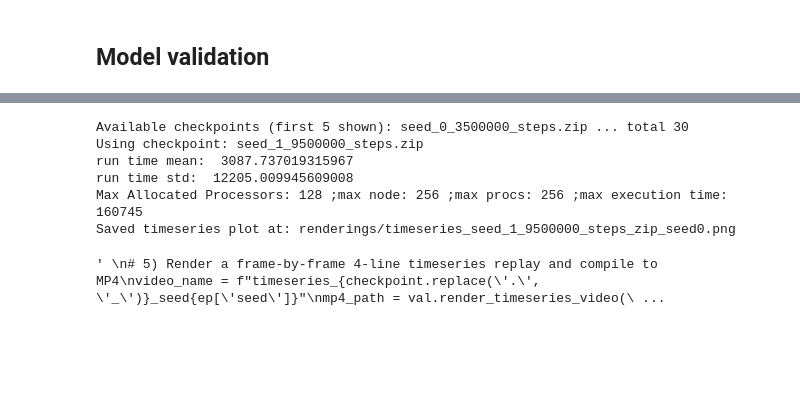
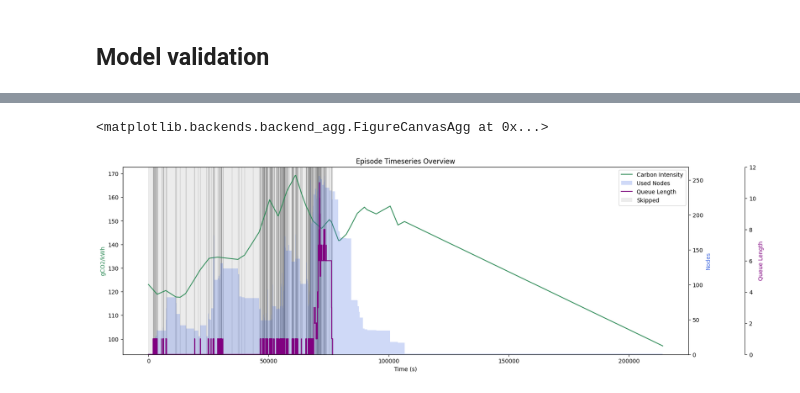
Before and after one commit to dadyownes15/green-hpc-scheduler, a Jupyter notebook: validation.ipynb, the cells around one changed output, grey strips where cells are left out. Drawn from its saved outputs; the diff is of its cells as text; code cells hidden in the pictures; blank space fills up the shorter version.

Commit message:
changed config

```diff
--- a/validation.ipynb
+++ b/validation.ipynb
@@ -33,7 +43,7 @@ config.read(config_path)
 val = Validation()
 # %%
 val.load_dir("results/CI_B8192_RC_LR-00003_ETA5.0_C-None_Lu")
-val.run_baselines(n_eval_episodes=1, mode="validation", generate_renderings=False)
+processed_stats, raw_stats = val.run_baselines(n_eval_episodes=1, mode="validation")
 # %% [output]
 run time mean:  3087.737019315967
 run time std:  12205.009945609008
@@ -62,53 +68,11 @@ AttributeError: 'Validation' object has no attribute 'config_dict'
-# %%
-# Trace replay example: collect action traces, render frames, compile video
-from src.validation import Validation
-import os
-
-# 1) Point to a trained run directory (contains config.json and logs/)
-model_dir = 'results/CI_B8192_RC_LR-00003_ETA5.0_C-None_Lu'  # TODO: set to your run
-
-val = Validation()
-val.load_dir(model_dir)
-mode = 'validation'  # or 'test'
-
-# 2) Pick a checkpoint from logs/ (choose last by default)
-logs_dir = os.path.join(model_dir, 'logs')
-available = sorted(os.listdir(logs_dir)) if os.path.isdir(logs_dir) else []
-print('Available checkpoints (first 5 shown):', available[5], '... total', len(available))
-assert len(available) > 0, 'No checkpoints found in logs/'
-checkpoint = available[-1]
-print('Using checkpoint:', checkpoint)
-
-# 3) Collect traces for one episode
-episodes = val.collect_traces(n_eval_episodes=1, checkpoint=checkpoint, mode=mode, debug=False)
-ep = episodes[0]
-
-# 4) Render static 4-line timeseries overview (CI, used procs, avg wait, arrivals)
-png_path = val.render_timeseries_plot(
-    job_scheduled_history=ep['job_scheduled_history'],
-    name=f"timeseries_{checkpoint.replace('.', '_')}_seed{ep['seed']}",
-    output_dir='renderings',
-    mode=mode,
-)
-print('Saved timeseries plot at:', png_path)
-"""
-# 5) Render a frame-by-frame 4-line timeseries replay and compile to MP4
-video_name = f"timeseries_{checkpoint.replace('.', '_')}_seed{ep['seed']}"
-mp4_path = val.render_timeseries_video(
-    job_scheduled_history=ep['job_scheduled_history'],
-    action_trace=ep['action_trace'],
-    name=video_name,
-    output_dir='renderings',
-    mode=mode,
-    fps=2,
-)
-print('Rendered video at:', mp4_path)
- """
-# %% [output]
-Available checkpoints (first 5 shown): seed_0_3500000_steps.zip ... total 30
-Using checkpoint: seed_1_9500000_steps.zip
-run time mean:  3087.737019315967
-run time std:  12205.009945609008
-Max Allocated Processors: 128 ;max node: 256 ;max procs: 256 ;max execution time: 160745
-Saved timeseries plot at: renderings/timeseries_seed_1_9500000_steps_zip_seed0.png
-' \n# 5) Render a frame-by-frame 4-line timeseries replay and compile to MP4\nvideo_name = f"timeseries_{checkpoint.replace(\'.\', \'_\')}_seed{ep[\'seed\']}"\nmp4_path = val.render_timeseries_video(\ ...
+# %%
+# Render timeseries for the first FCFS baseline episode
+png_path, fig = val.render_timeseries_plot(
+    raw_stats['FCFS Baseline']['action_traces'],
+    name='fcfs_baseline_episode0',
+    episode_index=0,
+)
+fig
+# %% [output]
+<matplotlib.backends.backend_agg.FigureCanvasAgg at 0x...>
+[figure, added]
```
Also changed, not shown: parts of 4 cells of this notebook, 7 other files.
